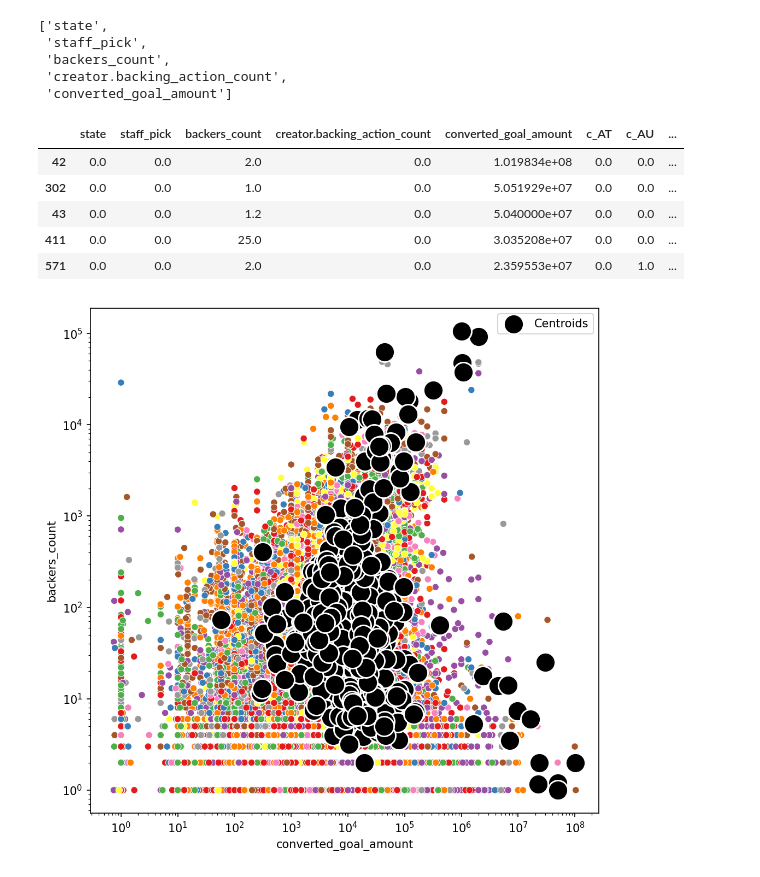
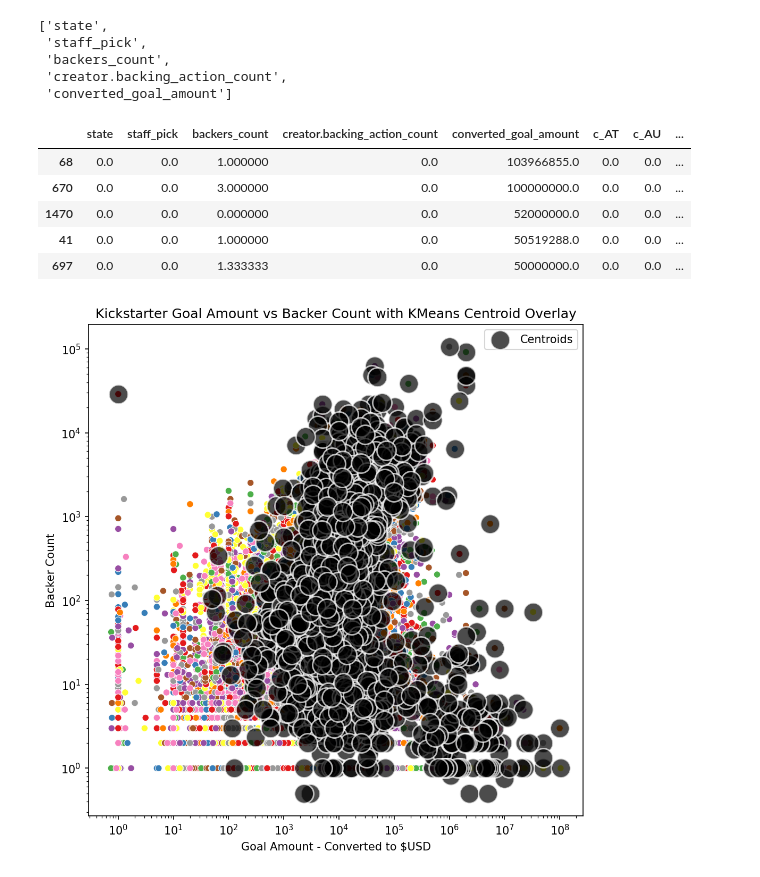
Before and after one commit to blue-santa/kickstarter-campaign-analysis, a Jupyter notebook: project-files/04-05-pre-processing-training-modeling/04-05-kickstarter-process-train-model.ipynb, the cells around one changed output. Saved outputs shown, nothing was run; the diff lists cells and outputs as text; code cells hidden in the pictures.

```diff
--- a/project-files/04-05-pre-processing-training-modeling/04-05-kickstarter-process-train-model.ipynb
+++ b/project-files/04-05-pre-processing-training-modeling/04-05-kickstarter-process-train-model.ipynb
@@ -963,2 +961,2 @@ KeyError: "['cluster_2'] not found in axis"
 # %%
-df_d = df_d.drop(columns=['cluster'])
+# df_d = df_d.drop(columns=['cluster'])
@@ -967,5 +963,5 @@ KeyError: "['cluster'] not found in axis"
 # %%
-n_clusters = 625
+n_clusters = 2250
 # %%
 scaler = StandardScaler()
 model = KMeans(n_clusters=n_clusters)
@@ -1011,8 +1007,8 @@ list(df_d.columns[0:5])
 centroids_df.sort_values(by='converted_goal_amount', ascending=False).head()
 # %% [output]
 |  | state | staff_pick | backers_count | creator.backing_action_count | converted_goal_amount | c_AT | c_AU | ... |
-| 42 | 0.0 | 0.0 | 2.0 | 0.0 | 1.019834e+08 | 0.0 | 0.0 | ... |
-| 302 | 0.0 | 0.0 | 1.0 | 0.0 | 5.051929e+07 | 0.0 | 0.0 | ... |
-| 43 | 0.0 | 0.0 | 1.2 | 0.0 | 5.040000e+07 | 0.0 | 0.0 | ... |
-| 411 | 0.0 | 0.0 | 25.0 | 0.0 | 3.035208e+07 | 0.0 | 0.0 | ... |
-| 571 | 0.0 | 0.0 | 2.0 | 0.0 | 2.359553e+07 | 0.0 | 1.0 | ... |
+| 68 | 0.0 | 0.0 | 1.000000 | 0.0 | 103966855.0 | 0.0 | 0.0 | ... |
+| 670 | 0.0 | 0.0 | 3.000000 | 0.0 | 100000000.0 | 0.0 | 0.0 | ... |
+| 1470 | 0.0 | 0.0 | 0.000000 | 0.0 | 52000000.0 | 0.0 | 0.0 | ... |
+| 41 | 0.0 | 0.0 | 1.000000 | 0.0 | 50519288.0 | 0.0 | 0.0 | ... |
+| 697 | 0.0 | 0.0 | 1.333333 | 0.0 | 50000000.0 | 0.0 | 0.0 | ... |
@@ -1019,10 +1020,13 @@ centroids_df.sort_values(by='converted_goal_amount', ascending=False).head()
 # %%
 fig, ax = plt.subplots(figsize=(8,8))
 sns.scatterplot(x=df_d['converted_goal_amount'], y=df_d['backers_count'], hue=df_d['cluster'], palette='Set1', legend=False)
 sns.scatterplot(x=centroids_df['converted_goal_amount'], y=centroids_df['backers_count'],
-                s=300, c='black', marker='o', label='Centroids')
+                s=300, alpha=0.7, color='black', marker='o', label='Centroids') # style=centroids_df.index, legend=False, markers=marker_dict)
+ax.set_title('Kickstarter Goal Amount vs Backer Count with KMeans Centroid Overlay')
+ax.set_xlabel('Goal Amount - Converted to $USD')
+ax.set_ylabel('Backer Count')
 ax.set_xscale('log')
 ax.set_yscale('log')
 plt.show()
 # %% [output]
-[figure, old version]
+[figure, new version]
```
Also changed, not shown: parts of 67 cells of this notebook.
